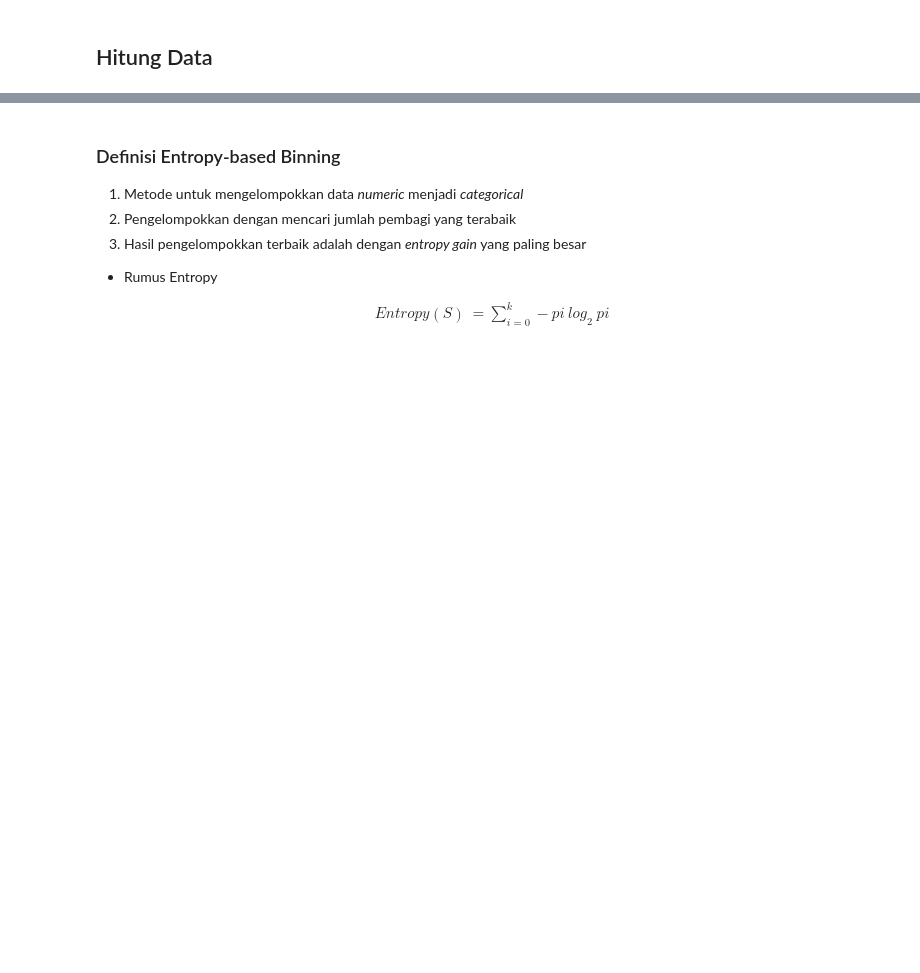
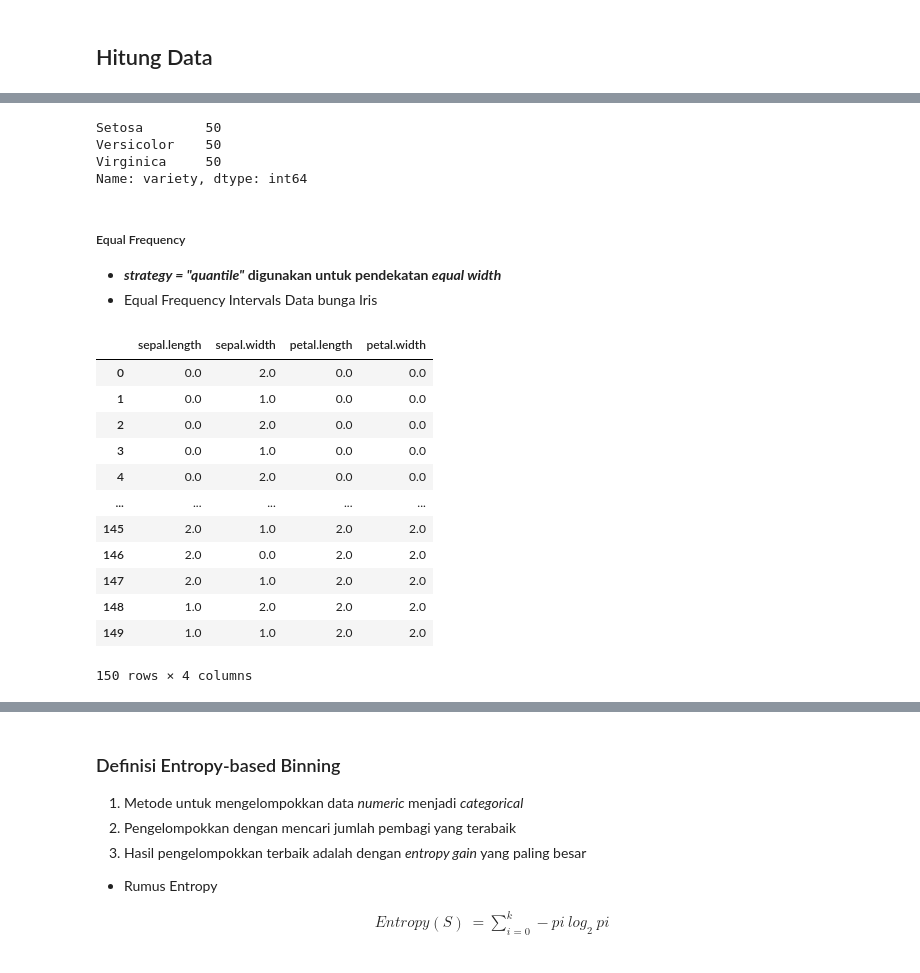
Before and after one commit to MuhammadKurniaSani-me/datamining, a Jupyter notebook: _sources/notebooks-assignement/Tugas-2.ipynb, the cells around one changed output, grey strips where cells are left out. Cells and saved outputs as stored; diff of their text form; code cells hidden in the pictures; blank space fills up the shorter version.

```diff
--- a/_sources/notebooks-assignement/Tugas-2.ipynb
+++ b/_sources/notebooks-assignement/Tugas-2.ipynb
@@ -512,0 +168,12 @@ Name: petal.length, dtype: int64
+# %%
+class_of_ew_binned_df["variety"].value_counts()
+# %% [output]
+Setosa        50
+Versicolor    50
+Virginica     50
+Name: variety, dtype: int64
+# %% [markdown]
+##### Equal Frequency
+
+* ***strategy = "quantile"* digunakan untuk pendekatan *equal width***
+* Equal Frequency Intervals Data bunga Iris
@@ -512,0 +183,24 @@ Name: petal.length, dtype: int64
+# %%
+# create dataframe of sepal-width
+
+# fit estimator
+est_ef_binning.fit(IRIS_DATA)
+
+# fit to data
+est_ef_binning = est_ef_binning.transform(IRIS_DATA)
+value_of_ef_binned_df = pd.DataFrame(est_ef_binning, columns=["sepal.length","sepal.width", "petal.length","petal.width"])
+value_of_ef_binned_df
+# %% [output]
+|  | sepal.length | sepal.width | petal.length | petal.width |
+| 0 | 0.0 | 2.0 | 0.0 | 0.0 |
+| 1 | 0.0 | 1.0 | 0.0 | 0.0 |
+| 2 | 0.0 | 2.0 | 0.0 | 0.0 |
+| 3 | 0.0 | 1.0 | 0.0 | 0.0 |
+| 4 | 0.0 | 2.0 | 0.0 | 0.0 |
+| ... | ... | ... | ... | ... |
+| 145 | 2.0 | 1.0 | 2.0 | 2.0 |
+| 146 | 2.0 | 0.0 | 2.0 | 2.0 |
+| 147 | 2.0 | 1.0 | 2.0 | 2.0 |
+| 148 | 1.0 | 2.0 | 2.0 | 2.0 |
+| 149 | 1.0 | 1.0 | 2.0 | 2.0 |
+150 rows × 4 columns
```
Also changed, not shown: parts of 97 cells of this notebook, 6 other files.
